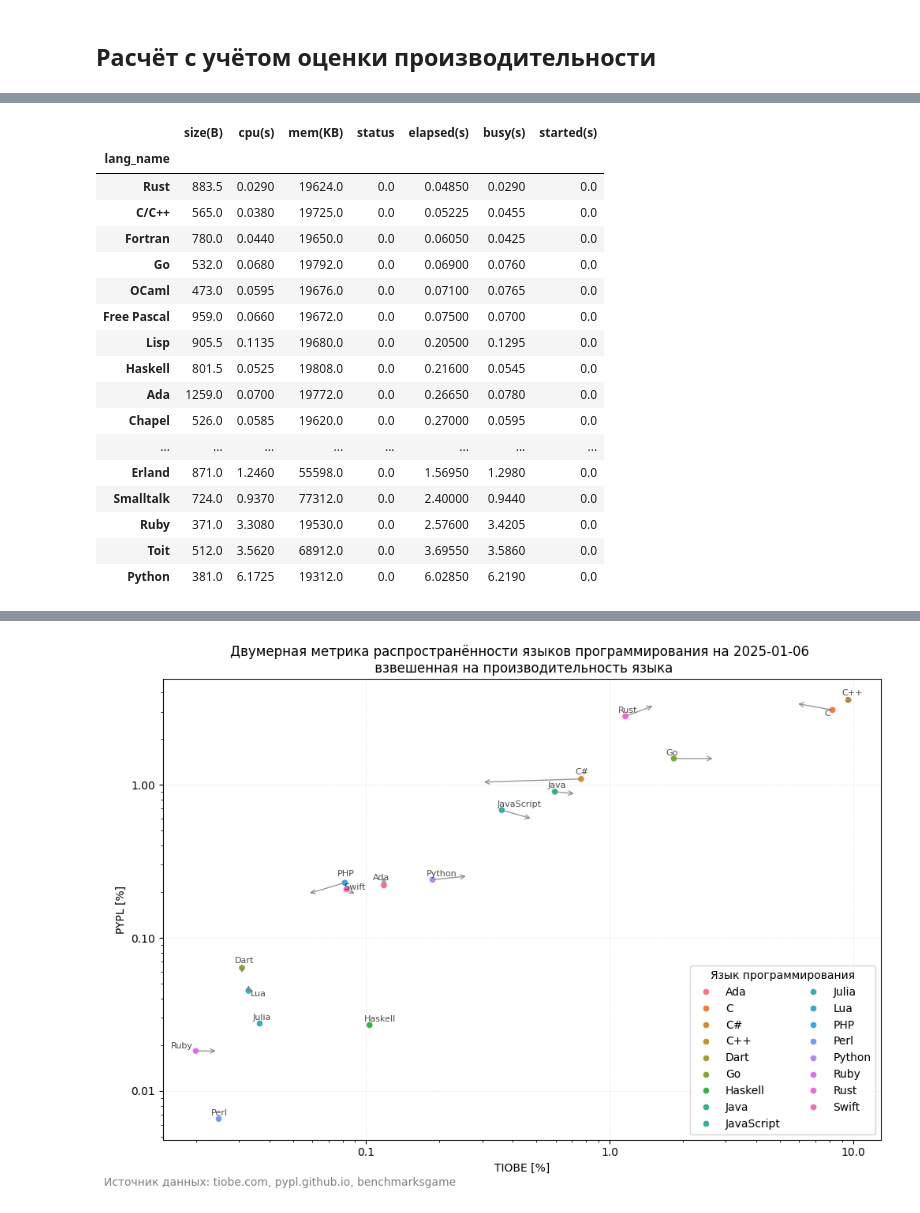
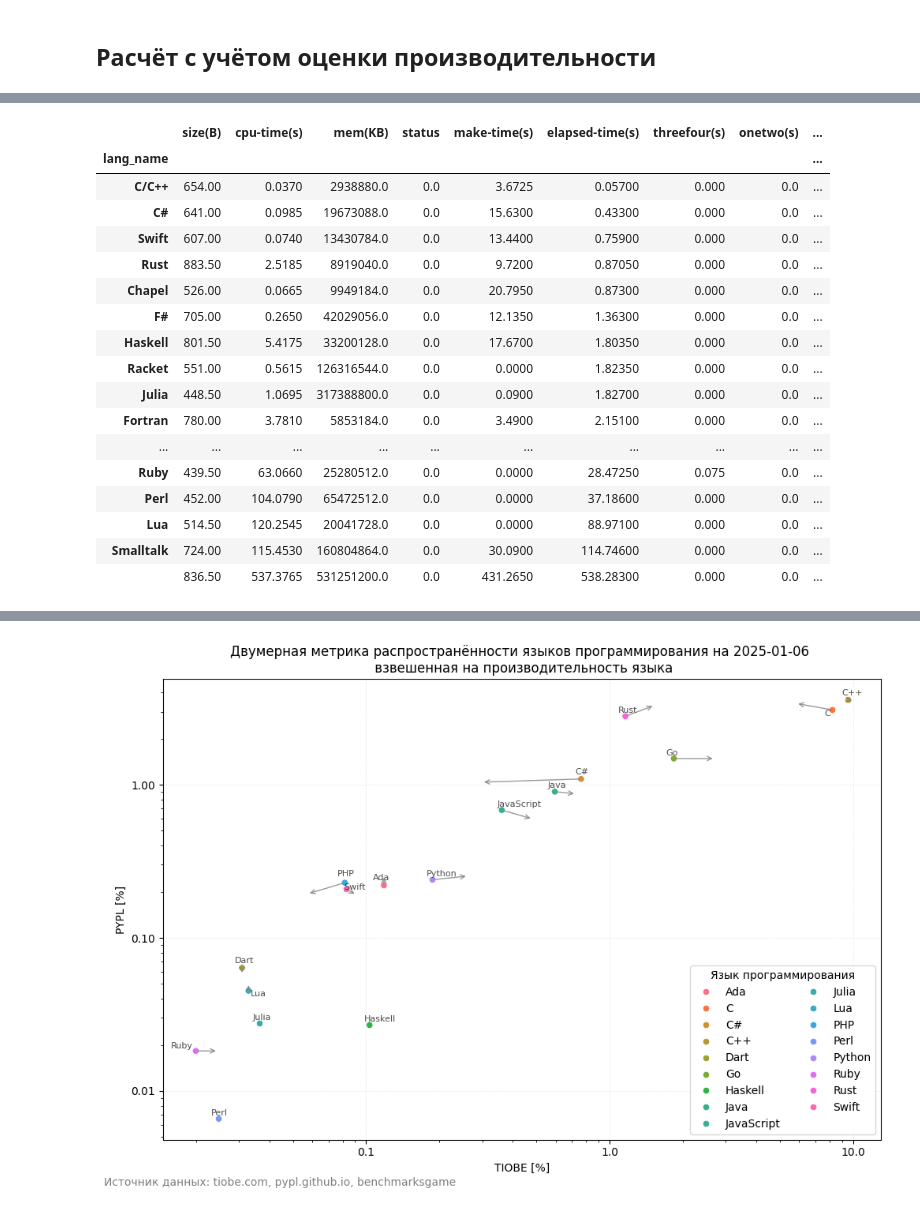
Before and after one commit to HexQuant/lang_rank, a Jupyter notebook: lang_rank.ipynb, the cells around one changed output, grey strips where cells are left out. Cells and saved outputs as stored; diff of their text form; code cells hidden in the pictures.

```diff
--- a/lang_rank.ipynb
+++ b/lang_rank.ipynb
@@ -411,25 +410,25 @@ a
 # %%
-a = a.groupby("lang_name").median().sort_values(by="elapsed(s)", ascending=True)
+a = a.groupby("lang_name").median().sort_values(by="elapsed-time(s)", ascending=True)
 a
 # %% [output]
-|  | size(B) | cpu(s) | mem(KB) | status | elapsed(s) | busy(s) | started(s) |
-| lang_name |  |  |  |  |  |  |  |
-| Rust | 883.5 | 0.0290 | 19624.0 | 0.0 | 0.04850 | 0.0290 | 0.0 |
-| C/C++ | 565.0 | 0.0380 | 19725.0 | 0.0 | 0.05225 | 0.0455 | 0.0 |
-| Fortran | 780.0 | 0.0440 | 19650.0 | 0.0 | 0.06050 | 0.0425 | 0.0 |
-| Go | 532.0 | 0.0680 | 19792.0 | 0.0 | 0.06900 | 0.0760 | 0.0 |
-| OCaml | 473.0 | 0.0595 | 19676.0 | 0.0 | 0.07100 | 0.0765 | 0.0 |
-| Free Pascal | 959.0 | 0.0660 | 19672.0 | 0.0 | 0.07500 | 0.0700 | 0.0 |
-| Lisp | 905.5 | 0.1135 | 19680.0 | 0.0 | 0.20500 | 0.1295 | 0.0 |
-| Haskell | 801.5 | 0.0525 | 19808.0 | 0.0 | 0.21600 | 0.0545 | 0.0 |
-| Ada | 1259.0 | 0.0700 | 19772.0 | 0.0 | 0.26650 | 0.0780 | 0.0 |
-| Chapel | 526.0 | 0.0585 | 19620.0 | 0.0 | 0.27000 | 0.0595 | 0.0 |
-| ... | ... | ... | ... | ... | ... | ... | ... |
-| Erland | 871.0 | 1.2460 | 55598.0 | 0.0 | 1.56950 | 1.2980 | 0.0 |
-| Smalltalk | 724.0 | 0.9370 | 77312.0 | 0.0 | 2.40000 | 0.9440 | 0.0 |
-| Ruby | 371.0 | 3.3080 | 19530.0 | 0.0 | 2.57600 | 3.4205 | 0.0 |
-| Toit | 512.0 | 3.5620 | 68912.0 | 0.0 | 3.69550 | 3.5860 | 0.0 |
-| Python | 381.0 | 6.1725 | 19312.0 | 0.0 | 6.02850 | 6.2190 | 0.0 |
+|  | size(B) | cpu-time(s) | mem(KB) | status | make-time(s) | elapsed-time(s) | threefour(s) | onetwo(s) | ... |
+| lang_name |  |  |  |  |  |  |  |  | ... |
+| C/C++ | 654.00 | 0.0370 | 2938880.0 | 0.0 | 3.6725 | 0.05700 | 0.000 | 0.0 | ... |
+| C# | 641.00 | 0.0985 | 19673088.0 | 0.0 | 15.6300 | 0.43300 | 0.000 | 0.0 | ... |
+| Swift | 607.00 | 0.0740 | 13430784.0 | 0.0 | 13.4400 | 0.75900 | 0.000 | 0.0 | ... |
+| Rust | 883.50 | 2.5185 | 8919040.0 | 0.0 | 9.7200 | 0.87050 | 0.000 | 0.0 | ... |
+| Chapel | 526.00 | 0.0665 | 9949184.0 | 0.0 | 20.7950 | 0.87300 | 0.000 | 0.0 | ... |
+| F# | 705.00 | 0.2650 | 42029056.0 | 0.0 | 12.1350 | 1.36300 | 0.000 | 0.0 | ... |
+| Haskell | 801.50 | 5.4175 | 33200128.0 | 0.0 | 17.6700 | 1.80350 | 0.000 | 0.0 | ... |
+| Racket | 551.00 | 0.5615 | 126316544.0 | 0.0 | 0.0000 | 1.82350 | 0.000 | 0.0 | ... |
+| Julia | 448.50 | 1.0695 | 317388800.0 | 0.0 | 0.0900 | 1.82700 | 0.000 | 0.0 | ... |
+| Fortran | 780.00 | 3.7810 | 5853184.0 | 0.0 | 3.4900 | 2.15100 | 0.000 | 0.0 | ... |
+| ... | ... | ... | ... | ... | ... | ... | ... | ... | ... |
+| Ruby | 439.50 | 63.0660 | 25280512.0 | 0.0 | 0.0000 | 28.47250 | 0.075 | 0.0 | ... |
+| Perl | 452.00 | 104.0790 | 65472512.0 | 0.0 | 0.0000 | 37.18600 | 0.000 | 0.0 | ... |
+| Lua | 514.50 | 120.2545 | 20041728.0 | 0.0 | 0.0000 | 88.97100 | 0.000 | 0.0 | ... |
+| Smalltalk | 724.00 | 115.4530 | 160804864.0 | 0.0 | 30.0900 | 114.74600 | 0.000 | 0.0 | ... |
+|  | 836.50 | 537.3765 | 531251200.0 | 0.0 | 431.2650 | 538.28300 | 0.000 | 0.0 | ... |
 # %%
 a.loc["C"] = a.loc["C/C++"]
 a.loc["C++"] = a.loc["C/C++"]
```
Also changed, not shown: parts of 15 cells of this notebook, 3 other files.
